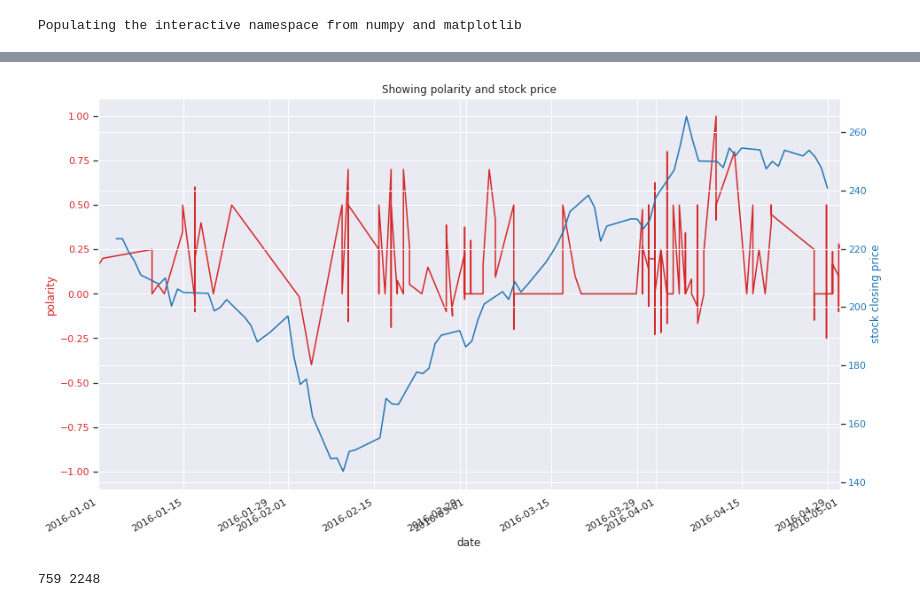
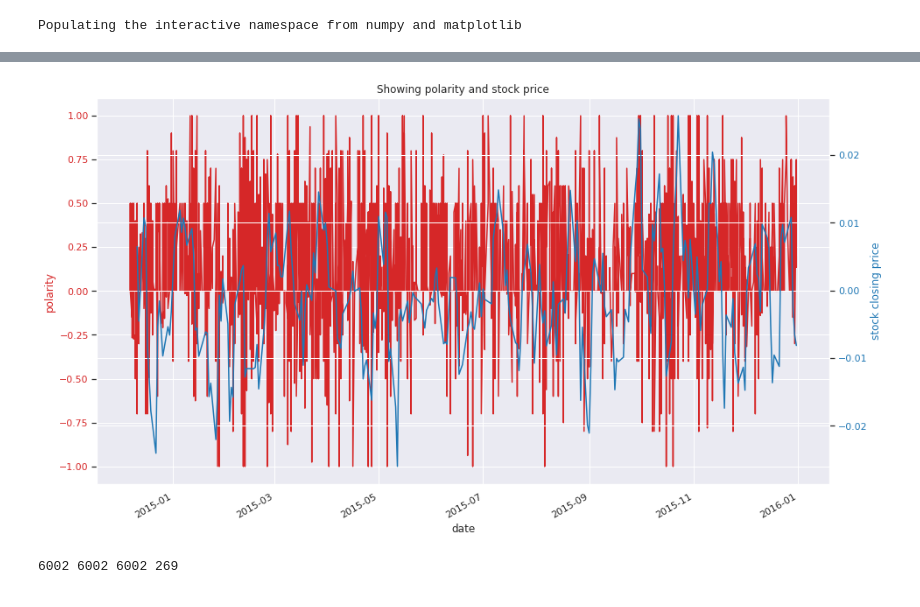
Before and after one commit to erdosbootcamp2019/Project, a Jupyter notebook: getTweets/OpeningMuskTweetsFromFile_Jorge.ipynb, the cells around one changed output, grey strips where cells are left out. Saved outputs shown, nothing was run; the diff lists cells and outputs as text; code cells hidden in the pictures.

```diff
--- a/getTweets/OpeningMuskTweetsFromFile_Jorge.ipynb
+++ b/getTweets/OpeningMuskTweetsFromFile_Jorge.ipynb
@@ -51,4 +72,17 @@ def datetime_from_utc_to_local(utc_datetime):
     return utc_datetime + offset
 # %% [output]
 Populating the interactive namespace from numpy and matplotlib
+# %%
+import matplotlib.cbook as cbook
+import pylab
+import matplotlib.dates as mdates
+from matplotlib.dates import DateFormatter
+from pandas.plotting import register_matplotlib_converters
+register_matplotlib_converters()
+tweets['date'] = tweets['date'].astype('datetime64[ns]')
+from pylab import *
+pylab.rcParams['figure.figsize'] = (15, 9)
+
+#ax.set_title('fig.autofmt_xdate fixes the labels')
+#plt.plot(tweets["date"],sentiment_array)
 # %%
@@ -58,48 +92,39 @@ print(datetime_from_utc_to_local(tweets['date'].tail(1).astype('datetime64[ns]')
 Name: date, dtype: datetime64[ns]
-# %%
-import matplotlib.cbook as cbook
-import pylab
-import matplotlib.dates as mdates
-from matplotlib.dates import DateFormatter
-from pandas.plotting import register_matplotlib_converters
-register_matplotlib_converters()
-tweets['date'] = datetime_from_utc_to_local(tweets['date'].astype('datetime64[ns]'))
-from pylab import *
-pylab.rcParams['figure.figsize'] = (15, 9)
-
-#ax.set_title('fig.autofmt_xdate fixes the labels')
-#plt.plot(tweets["date"],sentiment_array)
+# %%
+sentiment_array = np.array(sentiment_array)
+y_filter = sentiment_array[sentiment_array<0]
 # %%
-start_date = datetime.datetime(2016,1,1) # Beginning of period
-end_date = datetime.datetime(2016,5,1)
+start_date = datetime.datetime(2014,12,7) # Beginning of period
+end_date = datetime.datetime(2015,12,31)
 
 stock = "TSLA" # some stock label we are interested in
 data = quandl.get("WIKI/" + stock, start_date=start_date, end_date=end_date) #download data with quandl
+data["7dclose"] = np.round(data["Close"].rolling(window = 4, center = False).mean(), 2)
+data["7dopen"] = np.round(data["Open"].rolling(window = 4, center = False).mean(), 2)
 # %%
 fig, ax1 = plt.subplots()
 from ipykernel import kernelapp as app
 fig.autofmt_xdate()
 
 # use a more precise date string for the x axis locations in the
 # toolbar
-ax.fmt_xdata = mdates.DateFormatter('%Y-%m-%d')
 color = 'tab:red'
 ax1.set_xlabel('date')
 ax1.set_ylabel('polarity', color=color)
-ax1.plot(date_array,sentiment_array, color=color)
+ax1.plot(tweets["date"],sentiment_array, color=color)
 ax1.tick_params(axis='y', labelcolor=color)
 
 ax2 = ax1.twinx()  # instantiate a second axes that shares the same x-axis
 
 color = 'tab:blue'
 ax2.set_ylabel('stock closing price', color=color)  # we already handled the x-label with ax1
-ax2.plot(data["Close"],label="Daily closing price", color=color)
+ax2.plot((data["7dopen"]-data["7dclose"])/data["7dopen"],label="Daily closing price", color=color)
 ax2.tick_params(axis='y', labelcolor=color)
-ax2.set_xlim(start_date,end_date);
+#ax2.set_xlim(start_date,end_date);
 ax2.set_title("Showing polarity and stock price");
 # %% [output]
-[figure, old version]
+[figure, new version]
 # %%
-print(len(data["Close"]),len(date_array))
+print(len(tweets["date"]),len(sentiment_array), len(date_array),len(data["7dopen"]))
 # %% [output]
-759 2248
+6002 6002 6002 269
```
Also changed, not shown: parts of 5 cells of this notebook.
